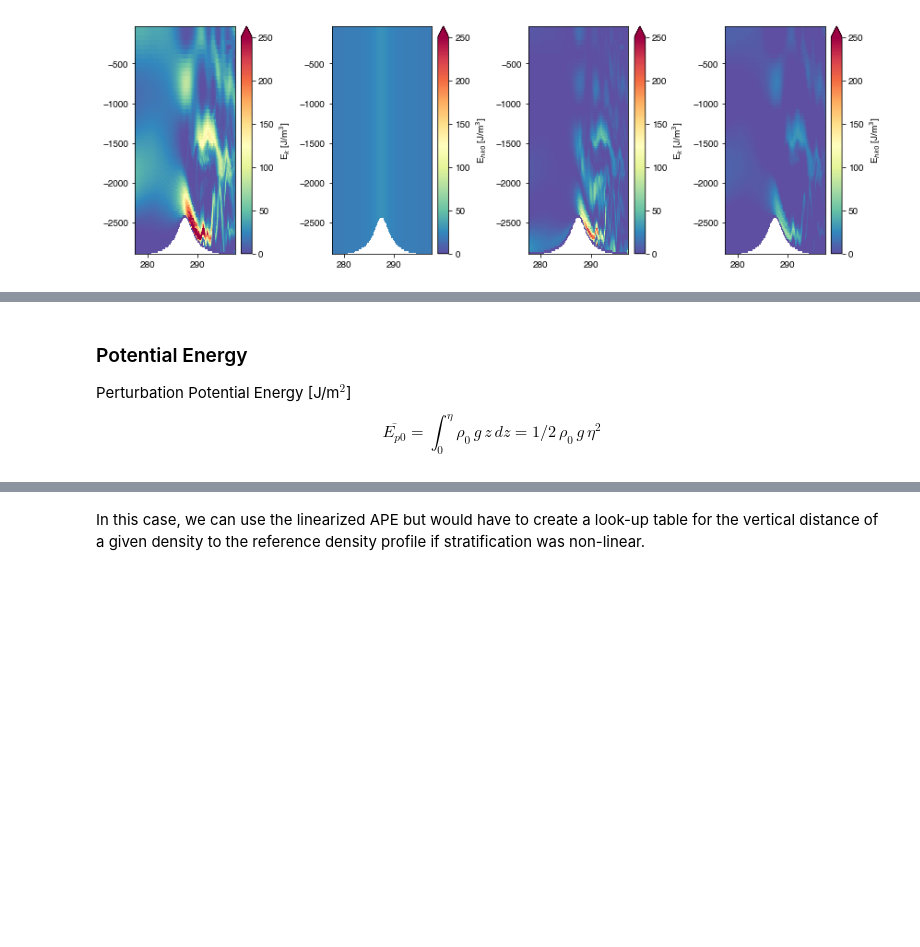
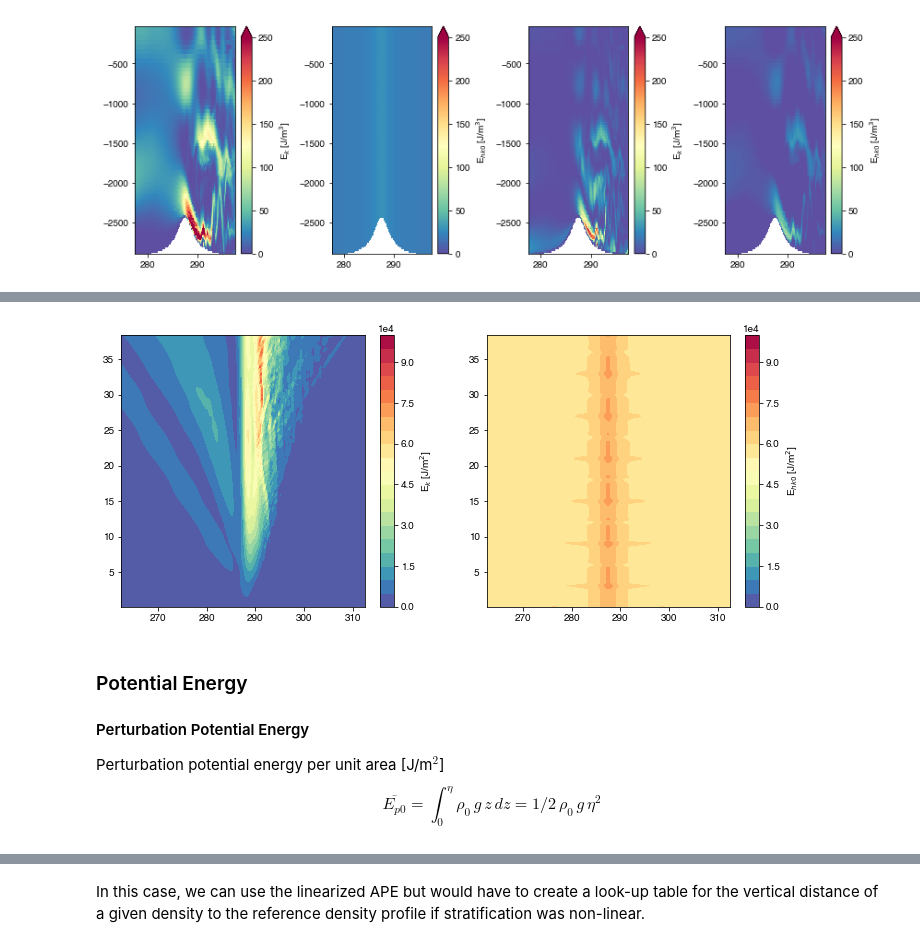
Before and after one commit to gunnarvoet/flow-across-bump, a Jupyter notebook: analysis/bump_analysis_energy.ipynb, the cells around one changed output, grey strips where cells are left out. Drawn from its saved outputs; the diff is of its cells as text; code cells hidden in the pictures; blank space fills up the shorter version.

```diff
--- a/analysis/bump_analysis_energy.ipynb
+++ b/analysis/bump_analysis_energy.ipynb
@@ -161,6 +177,6 @@ W = np.sum(np.squeeze(WC)*drFC*np.squeeze(grid.HFacC.values),axis=1) / DepthC
 W2 = np.tile(W,(100,1,1))
 W3 = np.rollaxis(W2,0,2)
 
-w = np.squeeze(WC)-W3
+w = WC-W3
 w = w*BathyMaskNaN
 # %% [markdown]
@@ -265,5 +285,17 @@ CenterPlot()
+# %%
+fig,ax = plt.subplots(ncols=2,figsize=(12,5))
+h = ax[0].contourf(dist,time,EkpDepthIntegral,np.linspace(0,1e5,21),cmap='Spectral_r')
+plt.colorbar(h,ax=ax[0],label='E''$_k$ [J/m$^2$]')
+CenterPlot(25,ax[0])
+
+h = ax[1].contourf(dist,time,Ehk0DepthIntegral,np.linspace(0,1e5,21),cmap='Spectral_r')
+plt.colorbar(h,ax=ax[1],label='E$_{hk0}$ [J/m$^2$]')
+CenterPlot(25,ax[1])
+# %% [output]
+[figure, added]
 # %% [markdown]
 ### Potential Energy
-Perturbation Potential Energy [J/m$^2$]
+#### Perturbation Potential Energy
+Perturbation potential energy per unit area [J/m$^2$]
 $$ \overline{E_{p0}} = \int_0^\eta \rho_0\, g\, z\, dz = 1/2\, \rho_0\, g\, \eta^2$$
 # %%
```
Also changed, not shown: parts of 47 cells of this notebook.
